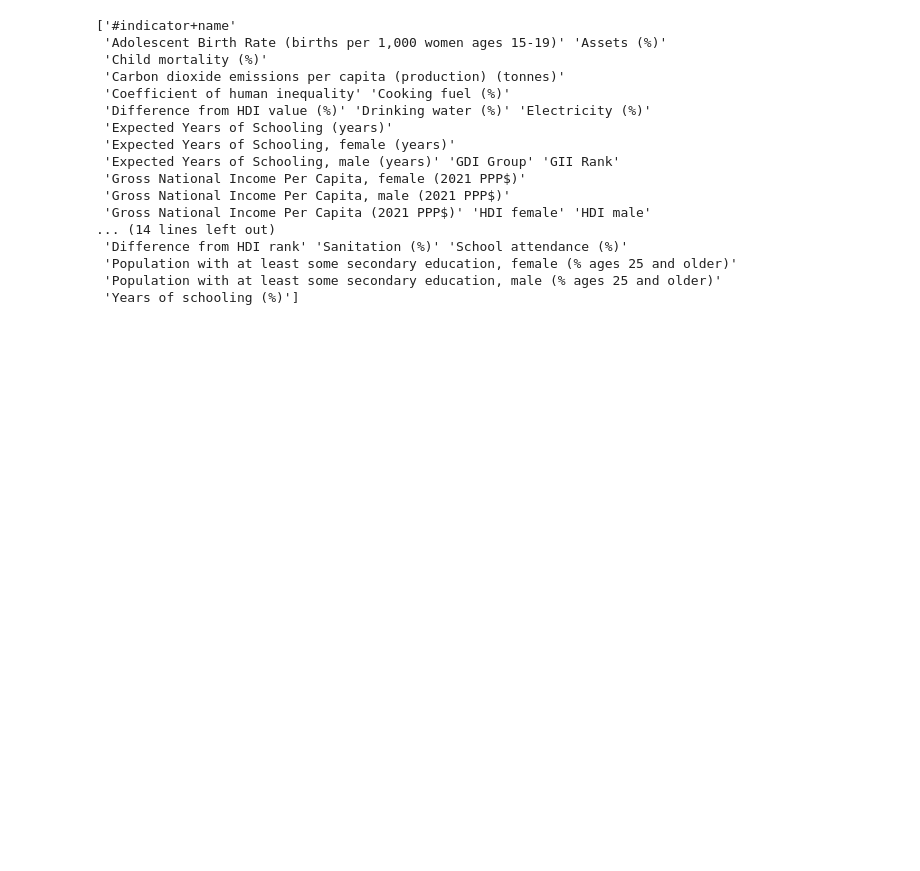
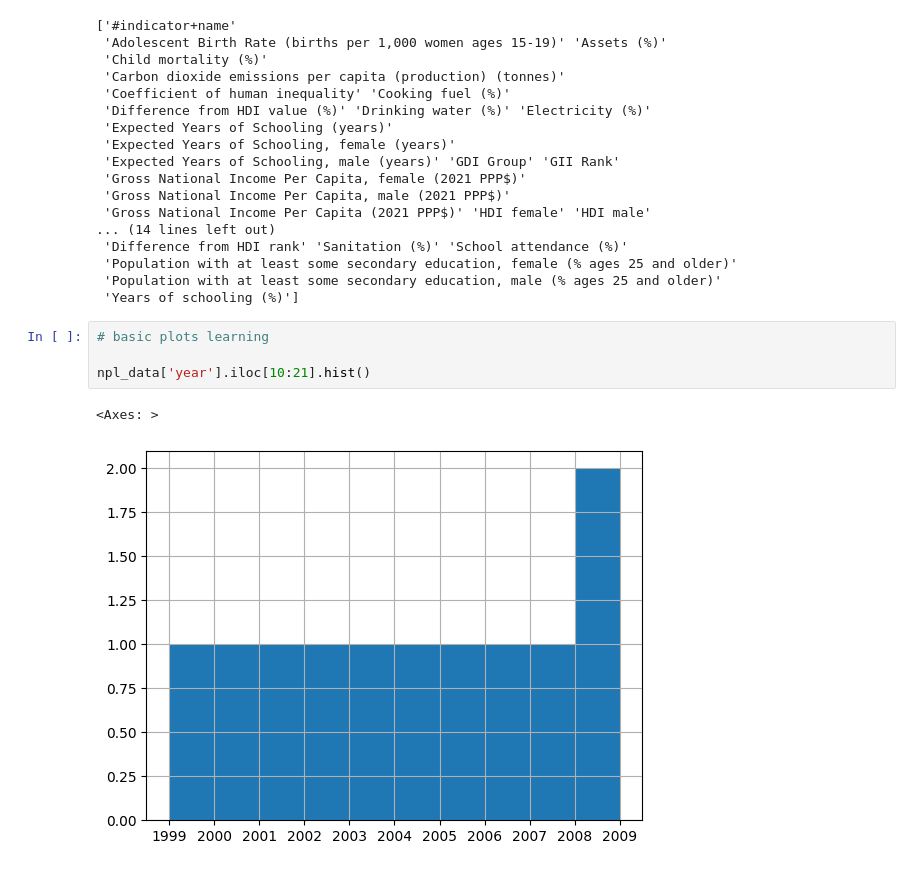
Before and after one commit to Reon-1/ML-DS-Practice, a Jupyter notebook: eda.ipynb, the cells around one changed output. Saved outputs shown, nothing was run; the diff lists cells and outputs as text; blank space fills up the shorter version.

Commit message:
basic visualizations

```diff
--- a/eda.ipynb
+++ b/eda.ipynb
@@ -160,3 +161,10 @@ print(npl_data['indicator_name'].unique())
  'Population with at least some secondary education, female (% ages 25 and older)'
  'Population with at least some secondary education, male (% ages 25 and older)'
  'Years of schooling (%)']
+# %%
+# basic plots learning
+
+npl_data['year'].iloc[10:21].hist()
+# %% [output]
+<Axes: >
+[figure, added]
```
Also changed, not shown: parts of 1 cell of this notebook, 1 other file.
